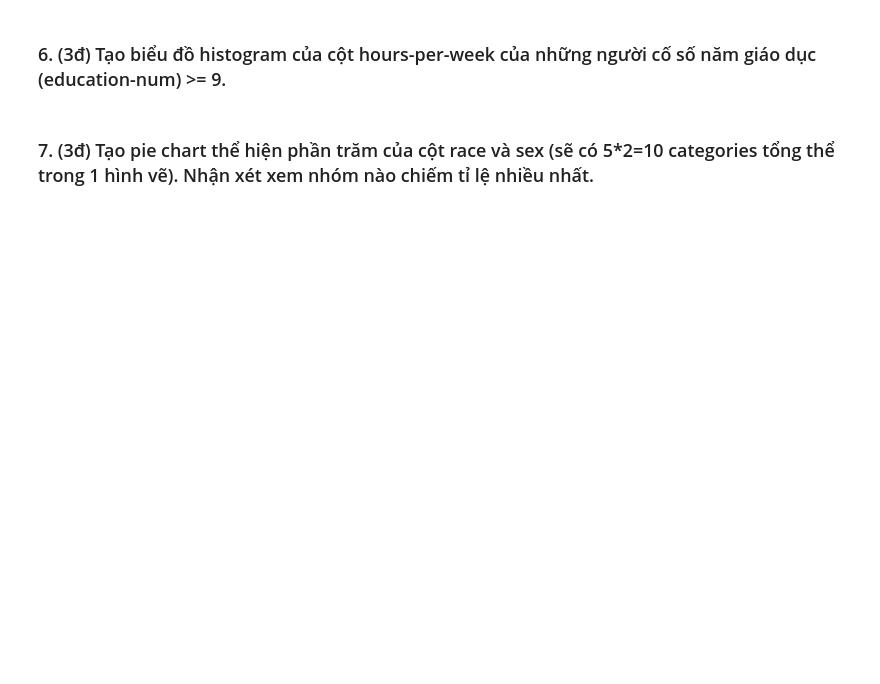
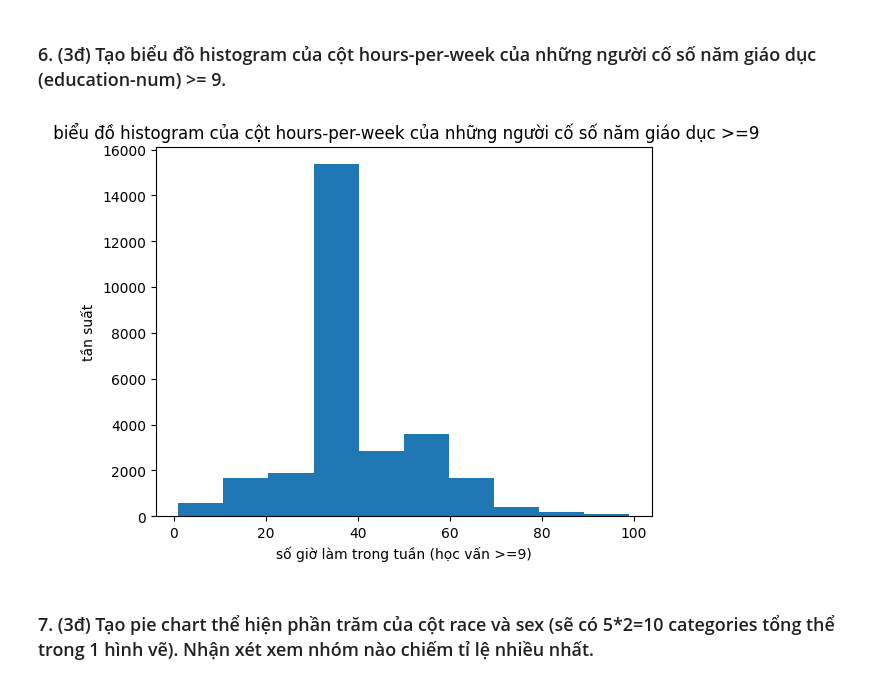
Before and after one commit to Phuonganh005/DA, a Jupyter notebook: 12_online/adult.ipynb, the cells around one changed output. Drawn from its saved outputs; the diff is of its cells as text; code cells hidden in the pictures; blank space fills up the shorter version.

```diff
--- a/12_online/adult.ipynb
+++ b/12_online/adult.ipynb
@@ -45,2 +102,13 @@ import numpy as np
+# %%
+df_loc = df[df["education-num"] >= 9]
+plt.figure()
+plt.hist(df_loc["hours-per-week"])
+
+plt.title(" biểu đồ histogram của cột hours-per-week của những người cố số năm giáo dục >=9")
+plt.xlabel("số giờ làm trong tuần (học vấn >=9)")
+plt.ylabel("tần suất")
+plt.show()
+# %% [output]
+[figure, added]
 # %% [markdown]
 ### 7. (3đ) Tạo pie chart thể hiện phần trăm của cột race và sex (sẽ có 5*2=10 categories tổng thể trong 1 hình vẽ). Nhận xét xem nhóm nào chiếm tỉ lệ nhiều nhất.
```
Also changed, not shown: parts of 40 cells of this notebook.
